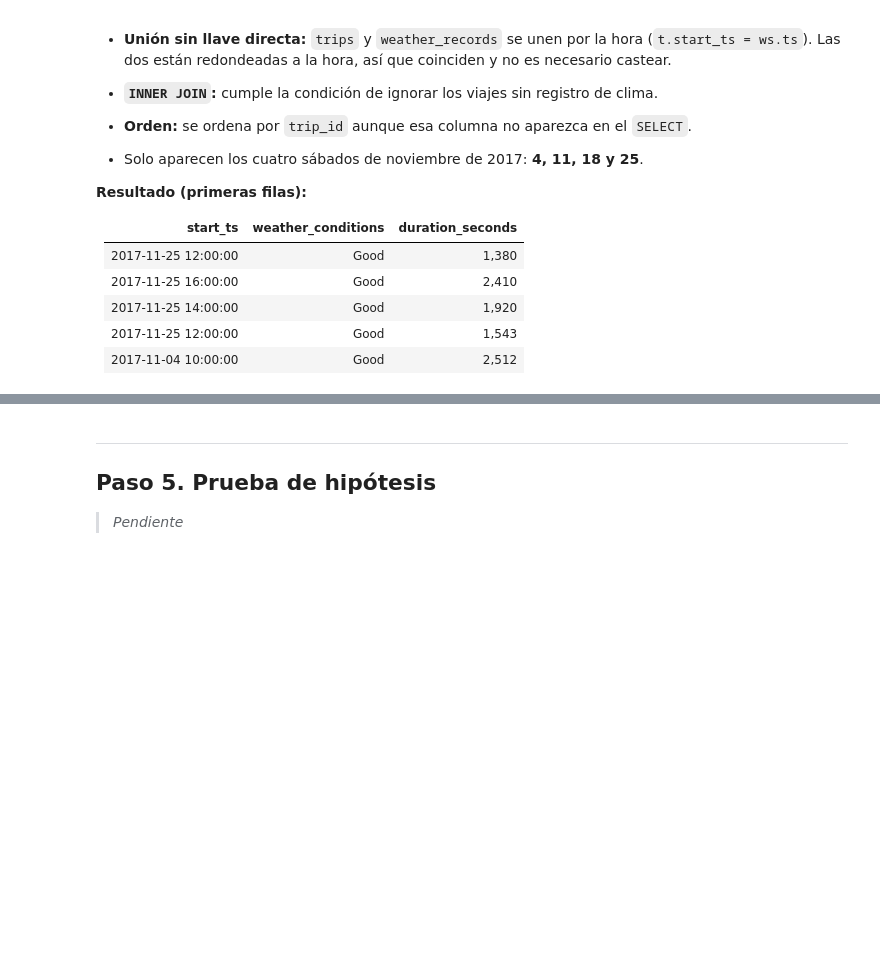
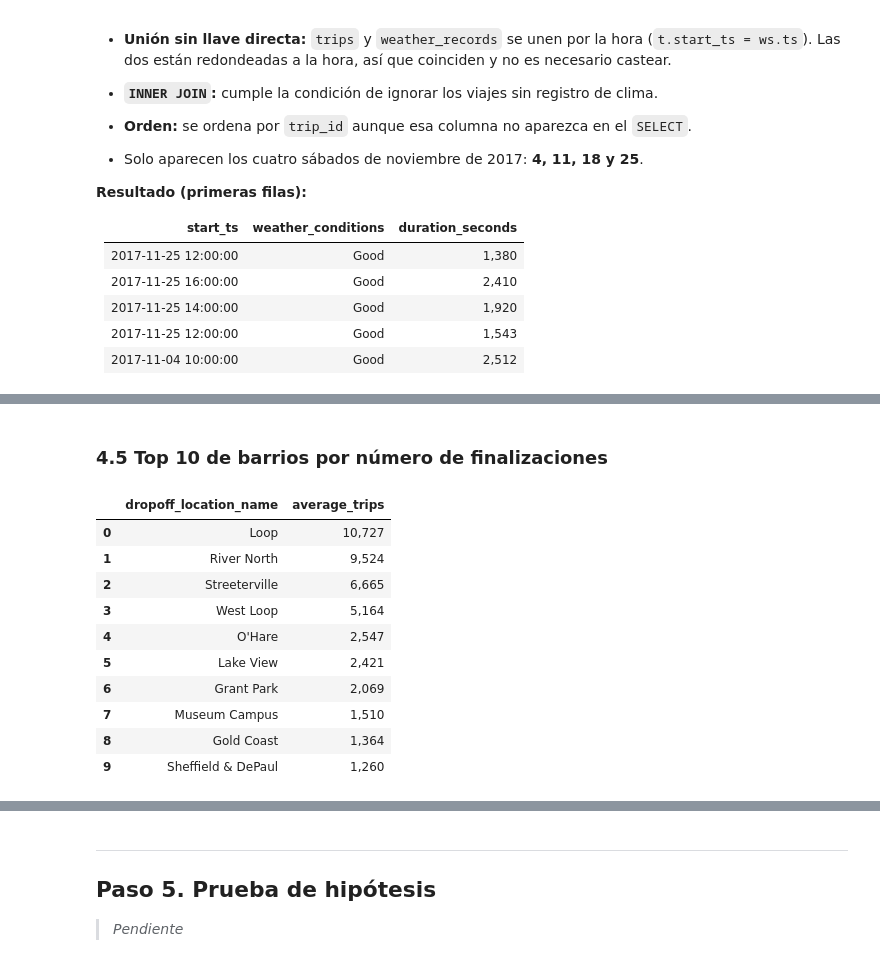
Before and after one commit to Juancho-00/tripleten-data-science, a Jupyter notebook: Sprint 8 - Proyecto 8/notebooks/P08_zuber_taxis_chicago.ipynb, the cells around one changed output, grey strips where cells are left out. Cells and saved outputs as stored; diff of their text form; code cells hidden in the pictures; blank space fills up the shorter version.

```diff
--- a/Sprint 8 - Proyecto 8/notebooks/P08_zuber_taxis_chicago.ipynb
+++ b/Sprint 8 - Proyecto 8/notebooks/P08_zuber_taxis_chicago.ipynb
@@ -407,0 +426,12 @@ ORDER BY
+# %%
+# Cargar project_sql_result_01.csv en un DataFrame con un nombre descriptivo (companies)
+# Cargar project_sql_result_04.csv en un DataFrame con un nombre descriptivo (neighborhoods)
+
+base_dir = Path.cwd().parent
+data_dir = base_dir / 'data'
+
+companies_file_path = data_dir / 'project_sql_result_01.csv'
+neighborhoods_file_path = data_dir / 'project_sql_result_04.csv'
+
+companies = pd.read_csv(companies_file_path)
+neighborhoods = pd.read_csv(neighborhoods_file_path)
@@ -407,0 +597,7 @@ ORDER BY
+# %%
+# (solo si alguna columna requiere conversión): convertir el tipo y verificar con info()
+neighborhoods['average_trips'] = neighborhoods['average_trips'].round().astype(
+    int)
+
+# Verificar el resultado de la conversión
+print(neighborhoods.dtypes)
@@ -407,0 +614,2 @@ ORDER BY
+# %% [markdown]
+### 4.5 Top 10 de barrios por número de finalizaciones
@@ -407,0 +622,15 @@ ORDER BY
+# %%
+# mostrar el top 10
+display(top_neighborhoods.style.format(thousands=","))
+# %% [output]
+|  | dropoff_location_name | average_trips |
+| 0 | Loop | 10,727 |
+| 1 | River North | 9,524 |
+| 2 | Streeterville | 6,665 |
+| 3 | West Loop | 5,164 |
+| 4 | O'Hare | 2,547 |
+| 5 | Lake View | 2,421 |
+| 6 | Grant Park | 2,069 |
+| 7 | Museum Campus | 1,510 |
+| 8 | Gold Coast | 1,364 |
+| 9 | Sheffield & DePaul | 1,260 |
```
Also changed, not shown: parts of 29 cells of this notebook, 3 other files.
